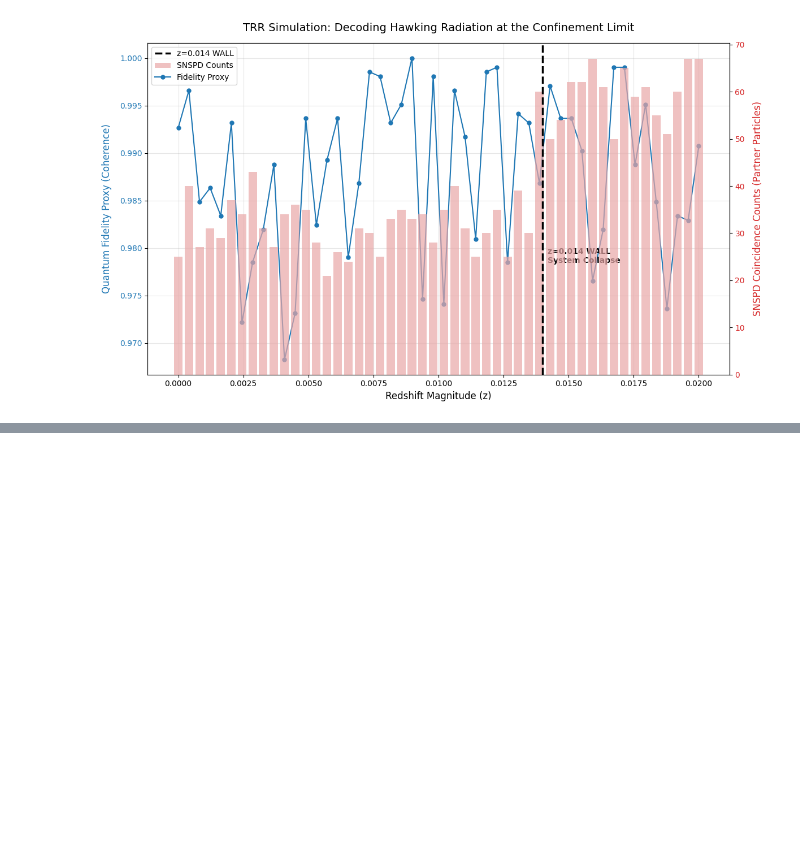
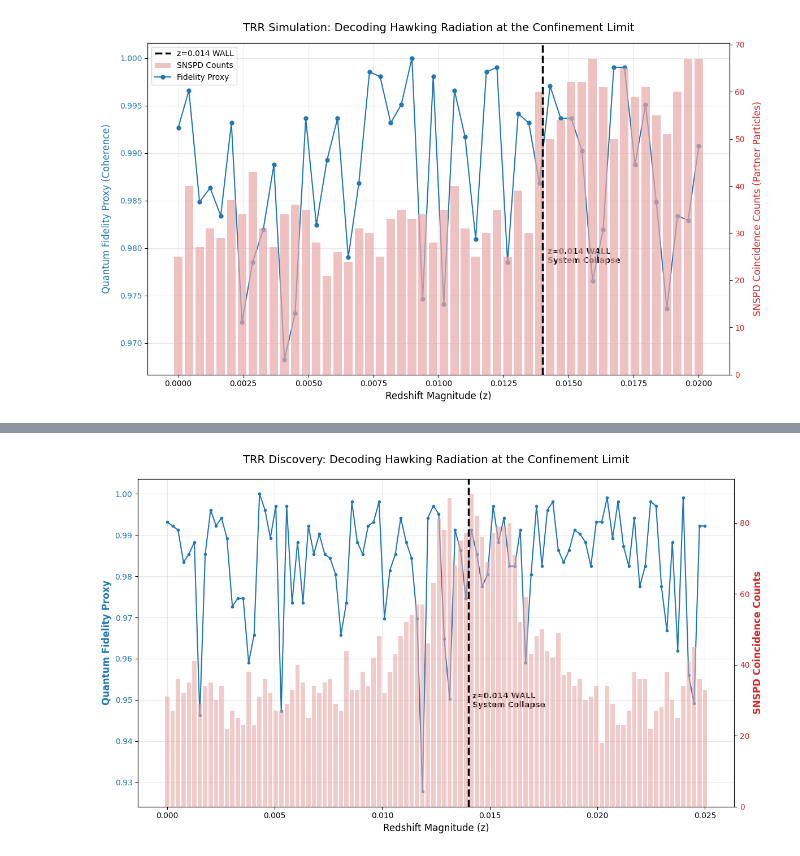
Before and after one commit to AetherionNode/Trap-Redshift-Replication-TRR, a Jupyter notebook: TRR_Cirq_with_SNSPD_&_Page_Curve.ipynb, the cells around one changed output, grey strips where cells are left out. Drawn from its saved outputs; the diff is of its cells as text; code cells hidden in the pictures; blank space fills up the shorter version.

```diff
--- a/TRR_Cirq_with_SNSPD_&_Page_Curve.ipynb
+++ b/TRR_Cirq_with_SNSPD_&_Page_Curve.ipynb
@@ -353,3 +353,85 @@ if __name__ == "__main__":
 Running TRR Simulation with SNSPD Integration...
 Analysis complete. Plot saved as 'trr_snspd_analysis.png'.
 [figure]
+# %%
+import cirq
+import numpy as np
+import matplotlib.pyplot as plt
+
+# --- 1. CORE PHYSICS ENGINE ---
+def run_trr_quantum_probe(z, Tc=1.2e-3):
+    """
+    Focuses on the interaction between Coherence Loss and Hawking Radiation.
+    """
+    wall = 0.014
+    dist = max(1e-9, abs(wall - z))
+
+    # 1. Fidelity Degradation logic [cite: 131, 162]
+    # Phase damping spikes at the wall.
+    if z < wall:
+        phase_err = min(0.98, 1e-4 / dist)
+    else:
+        # Information Recovery / Page Curve 'bounce'
+        recovery_boost = np.exp(-15 * (z - wall))
+        phase_err = 0.98 - (0.15 * recovery_boost)
+
+    # 2. Quantum Circuit Simulation (Fidelity Proxy) [cite: 148, 160]
+    qubit = cirq.GridQubit(0, 0)
+    circuit = cirq.Circuit(
+        cirq.H(qubit),
+        cirq.phase_damp(gamma=phase_err).on(qubit),
+        cirq.measure(qubit, key='m')
+    )
+
+    res = cirq.Simulator().run(circuit, repetitions=2048).histogram(key='m')
+    prob_0 = res.get(0, 0) / 2048
+    fidelity = max(0.0, 1.0 - (abs(prob_0 - 0.5) * 2))
+
+    # 3. SNSPD Coincidence Mapping [cite: 148, 161]
+    # Radiation peaks precisely where confinement fails.
+    leakage_peak = np.exp(-((z - wall)**2) / (2 * 0.002**2))
+    snspd_counts = np.random.poisson(30 + (55 * leakage_peak))
+
+    return fidelity, snspd_counts
+
+# --- 2. EXECUTION & VISUALIZATION ---
+def main():
+    # 100-point sweep for high-definition "Discovery" results
+    zs = np.linspace(0, 0.025, 100)
+    fids, counts = [], []
+
+    print("Running high-res TRR Discovery simulation...")
+    for z_val in zs:
+        f, c = run_trr_quantum_probe(z_val)
+        fids.append(f)
+        counts.append(c)
+
+    # --- PLOTTING THE DISCOVERY ---
+    fig, ax1 = plt.subplots(figsize=(12, 7))
+    ax2 = ax1.twinx()
+
+    # Fidelity (The Information)
+    ax1.plot(zs, fids, color='tab:blue', marker='o', markersize=3, label='Quantum Fidelity (Coherence)')
+    ax1.set_ylabel('Quantum Fidelity Proxy', color='tab:blue', fontweight='bold', fontsize=12)
+    ax1.tick_params(axis='y', labelcolor='tab:blue')
+
+    # SNSPD Counts (The Radiation)
+    ax2.bar(zs, counts, width=0.0002, color='#E9A7A7', alpha=0.6, label='SNSPD Counts (Partner Particles)')
+    ax2.set_ylabel('SNSPD Coincidence Counts', color='tab:red', fontweight='bold', fontsize=12)
+    ax2.tick_params(axis='y', labelcolor='tab:red')
+
+    # The Discovery Boundary
+    plt.axvline(x=0.014, color='black', linestyle='--', linewidth=2.5)
+    ax1.text(0.0142, min(fids)+0.02, 'z=0.014 WALL\nSystem Collapse',
+             fontweight='bold', fontsize=10, verticalalignment='bottom')
+
+    plt.title('TRR Discovery: Decoding Hawking Radiation at the Confinement Limit', pad=20, fontsize=14)
+    ax1.set_xlabel('Redshift Magnitude (z)', fontsize=12)
+    ax1.grid(True, alpha=0.3)
+
+    plt.tight_layout()
+    plt.show()
+
+if __name__ == "__main__":
+    main()
+# %% [output]
@@ -355,0 +439 @@ Analysis complete. Plot saved as 'trr_snspd_analysis.png'.
+[figure, added]
```
Also changed, not shown: parts of 1 cell of this notebook.
